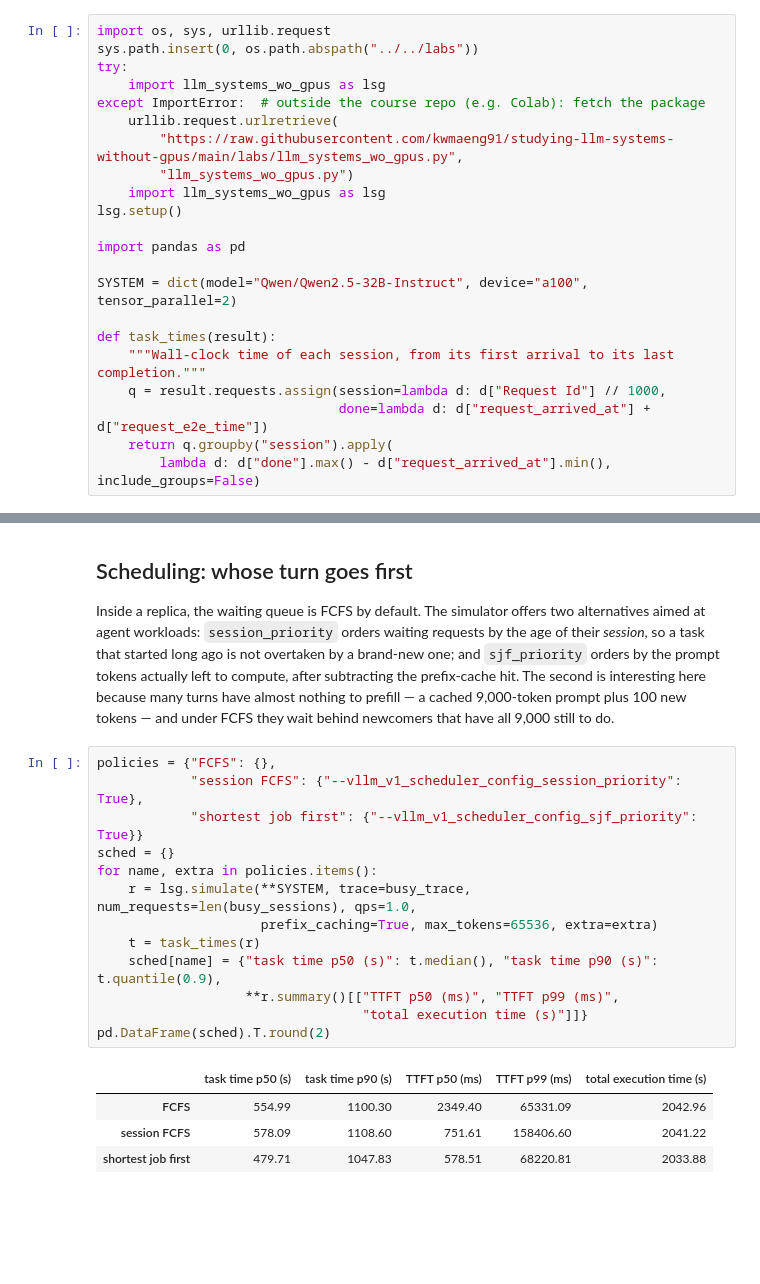
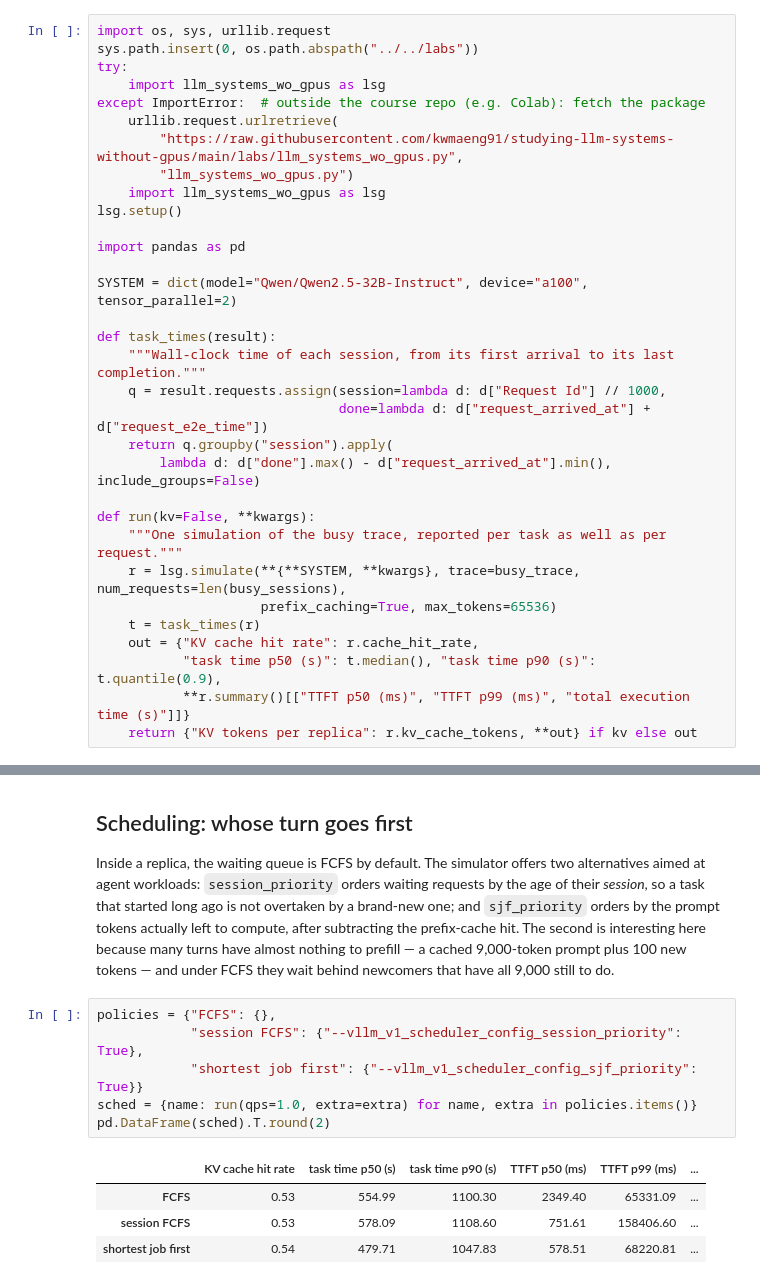
Before and after one commit to kwmaeng91/studying-llm-systems-without-gpus, a Jupyter notebook: docs/lectures/07-scheduling-agentic-workloads.ipynb, the cells around one changed output, grey strips where cells are left out. Cells and saved outputs as stored; diff of their text form; blank space fills up the shorter version.

```diff
--- a/docs/lectures/07-scheduling-agentic-workloads.ipynb
+++ b/docs/lectures/07-scheduling-agentic-workloads.ipynb
@@ -44,6 +52,16 @@ def task_times(result):
                                done=lambda d: d["request_arrived_at"] + d["request_e2e_time"])
     return q.groupby("session").apply(
         lambda d: d["done"].max() - d["request_arrived_at"].min(), include_groups=False)
+
+def run(kv=False, **kwargs):
+    """One simulation of the busy trace, reported per task as well as per request."""
+    r = lsg.simulate(**{**SYSTEM, **kwargs}, trace=busy_trace, num_requests=len(busy_sessions),
+                     prefix_caching=True, max_tokens=65536)
+    t = task_times(r)
+    out = {"KV cache hit rate": r.cache_hit_rate,
+           "task time p50 (s)": t.median(), "task time p90 (s)": t.quantile(0.9),
+           **r.summary()[["TTFT p50 (ms)", "TTFT p99 (ms)", "total execution time (s)"]]}
+    return {"KV tokens per replica": r.kv_cache_tokens, **out} if kv else out
 # %% [output]
 Simulator ready at /home/faculty/kvm6242/.llm-systems-wo-gpus/backend
 # %% [markdown]
@@ -117,21 +249,14 @@ all 9,000 still to do.
 # %%
 policies = {"FCFS": {},
             "session FCFS": {"--vllm_v1_scheduler_config_session_priority": True},
             "shortest job first": {"--vllm_v1_scheduler_config_sjf_priority": True}}
-sched = {}
-for name, extra in policies.items():
-    r = lsg.simulate(**SYSTEM, trace=busy_trace, num_requests=len(busy_sessions), qps=1.0,
-                     prefix_caching=True, max_tokens=65536, extra=extra)
-    t = task_times(r)
-    sched[name] = {"task time p50 (s)": t.median(), "task time p90 (s)": t.quantile(0.9),
-                   **r.summary()[["TTFT p50 (ms)", "TTFT p99 (ms)",
-                                  "total execution time (s)"]]}
+sched = {name: run(qps=1.0, extra=extra) for name, extra in policies.items()}
 pd.DataFrame(sched).T.round(2)
 # %% [output]
-|  | task time p50 (s) | task time p90 (s) | TTFT p50 (ms) | TTFT p99 (ms) | total execution time (s) |
-| FCFS | 554.99 | 1100.30 | 2349.40 | 65331.09 | 2042.96 |
-| session FCFS | 578.09 | 1108.60 | 751.61 | 158406.60 | 2041.22 |
-| shortest job first | 479.71 | 1047.83 | 578.51 | 68220.81 | 2033.88 |
+|  | KV cache hit rate | task time p50 (s) | task time p90 (s) | TTFT p50 (ms) | TTFT p99 (ms) | ... |
+| FCFS | 0.53 | 554.99 | 1100.30 | 2349.40 | 65331.09 | ... |
+| session FCFS | 0.53 | 578.09 | 1108.60 | 751.61 | 158406.60 | ... |
+| shortest job first | 0.54 | 479.71 | 1047.83 | 578.51 | 68220.81 | ... |
 # %% [markdown]
 On a single replica carrying 100 tasks, shortest-job-first shortens the median
 task by about 13% and the median TTFT by 4×: letting the cheap turns through
```
Also changed, not shown: parts of 12 cells of this notebook, 4 other files.
